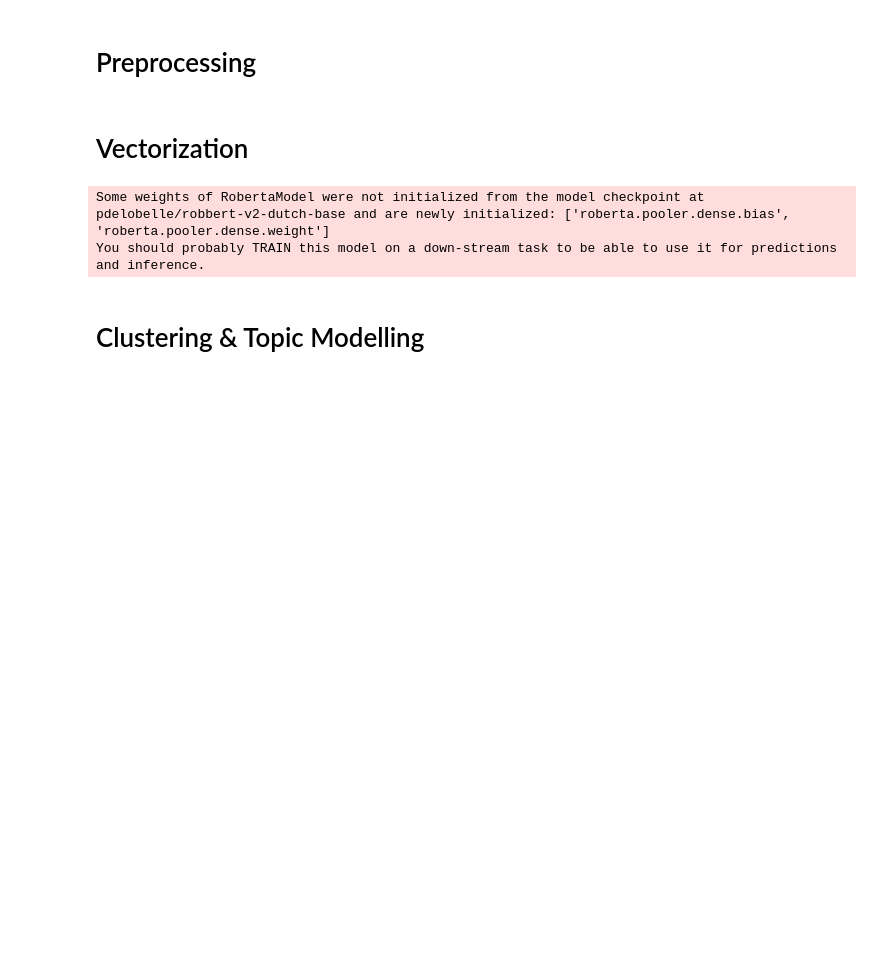
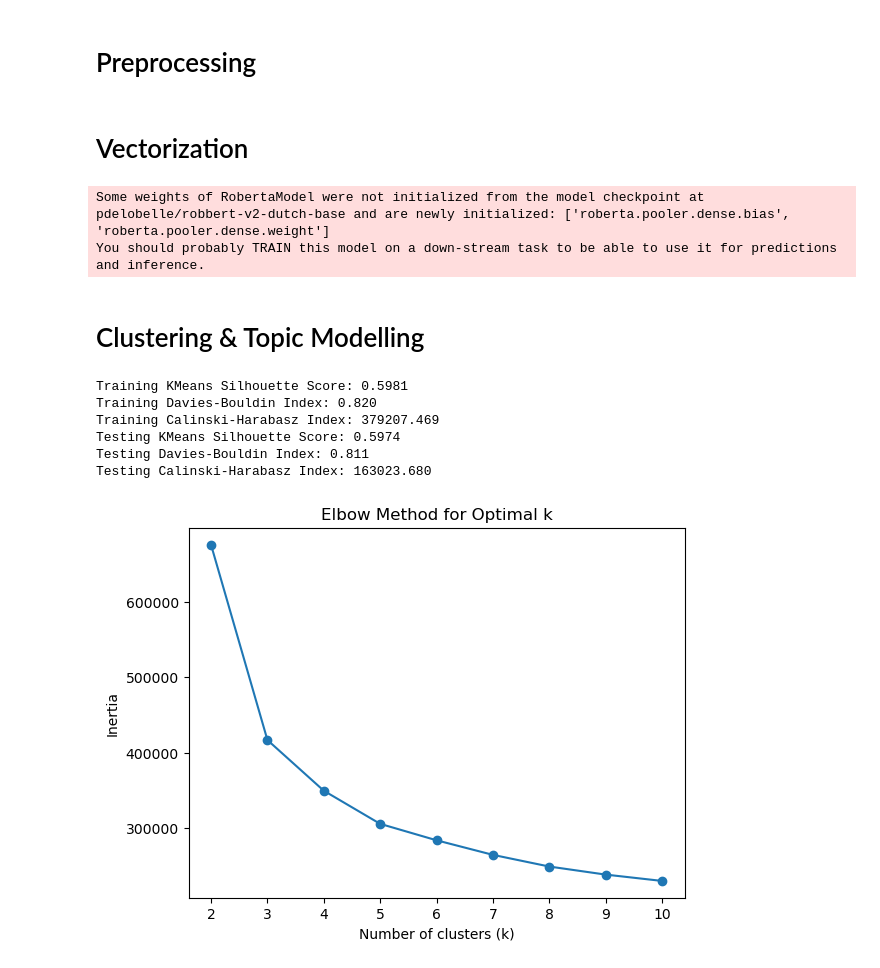
Before and after one commit to martijnstraatsburg/data-wise_final-project, a Jupyter notebook: pipeline.ipynb, the cells around one changed output. Drawn from its saved outputs; the diff is of its cells as text; code cells hidden in the pictures; blank space fills up the shorter version.

```diff
--- a/pipeline.ipynb
+++ b/pipeline.ipynb
@@ -178,3 +196,76 @@ Some weights of RobertaModel were not initialized from the model checkpoint at p
 You should probably TRAIN this model on a down-stream task to be able to use it for predictions and inference.
 # %% [markdown]
 # Clustering & Topic Modelling
+# %%
+# Split the data into training and testing sets
+train_vectors, test_vectors, train_df, test_df = train_test_split(
+    word2vec_df, df, test_size=0.3, random_state=42
+)
+
+# Set the number of clusters
+k = 4
+kmeans = KMeans(n_clusters=k, random_state=42)
+
+# Fit the KMeans model on the training data
+kmeans.fit(train_vectors)
+
+# Evaluate the clustering performance on the training data
+train_silhouette = silhouette_score(train_vectors, kmeans.labels_)
+train_davies_bouldin = davies_bouldin_score(train_vectors, kmeans.labels_)
+train_calinski_harabasz = calinski_harabasz_score(train_vectors, kmeans.labels_)
+
+print(f"Training KMeans Silhouette Score: {train_silhouette:.4f}")
+print(f"Training Davies-Bouldin Index: {train_davies_bouldin:.3f}")
+print(f"Training Calinski-Harabasz Index: {train_calinski_harabasz:.3f}")
+
+# Predict cluster labels for the testing data
+test_labels = kmeans.predict(test_vectors)
+
+# Evaluate clustering performance on the testing data
+test_silhouette = silhouette_score(test_vectors, test_labels)
+test_davies_bouldin = davies_bouldin_score(test_vectors, test_labels)
+test_calinski_harabasz = calinski_harabasz_score(test_vectors, test_labels)
+
+print(f"Testing KMeans Silhouette Score: {test_silhouette:.4f}")
+print(f"Testing Davies-Bouldin Index: {test_davies_bouldin:.3f}")
+print(f"Testing Calinski-Harabasz Index: {test_calinski_harabasz:.3f}")
+
+# Add the cluster labels to the original DataFrames
+train_df['KMeans_Cluster'] = kmeans.labels_
+test_df['KMeans_Cluster'] = test_labels
+
+# Combine the train and test DataFrames if needed
+final_df = pd.concat([train_df, test_df], axis=0)
+
+# Save the final DataFrame with cluster labels
+final_df.to_csv('./data/labeled_data.csv', index=False)
+# %% [output]
+Training KMeans Silhouette Score: 0.5981
+Training Davies-Bouldin Index: 0.820
+Training Calinski-Harabasz Index: 379207.469
+Testing KMeans Silhouette Score: 0.5974
+Testing Davies-Bouldin Index: 0.811
+Testing Calinski-Harabasz Index: 163023.680
+# %%
+# Determine the Optimal Number of Clusters (Elbow Method)
+# Before applying KMeans or hierarchical, use the elbow method to identify the ideal number of clusters:
+
+inertia = []
+k_values = range(2, 11)  # Try clusters from 1 to 10
+
+for k in k_values:
+    kmeans = KMeans(n_clusters=k, random_state=42)
+    kmeans.fit(word2vec_df)
+    inertia.append(kmeans.inertia_)  # Sum of squared distances to closest cluster center
+
+# Plot the elbow curve
+plt.plot(k_values, inertia, marker='o')
+plt.xlabel('Number of clusters (k)')
+plt.ylabel('Inertia')
+plt.title('Elbow Method for Optimal k')
+plt.show()
+
+# As we increase the number of clusters, the within-cluster sum of squares (WCSS; inertia) value begins to decrease.
+# Notably, the WCSS is at its highest when K=1.
+# %% [output]
+[figure, added]
```
Also changed, not shown: parts of 11 cells of this notebook.
